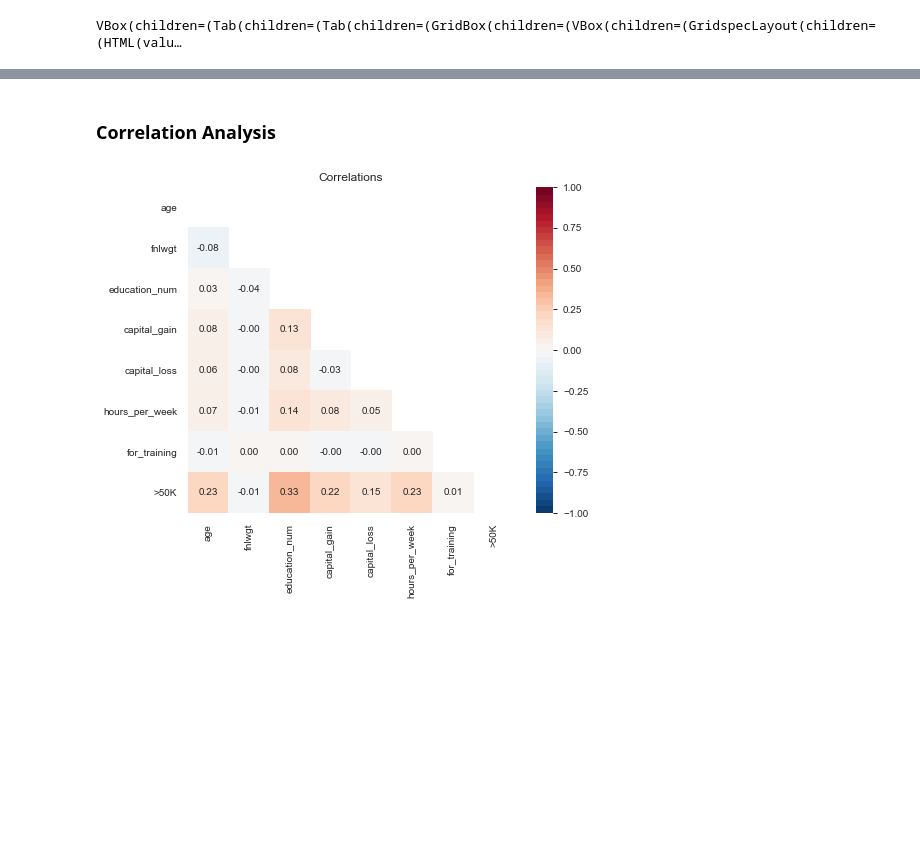
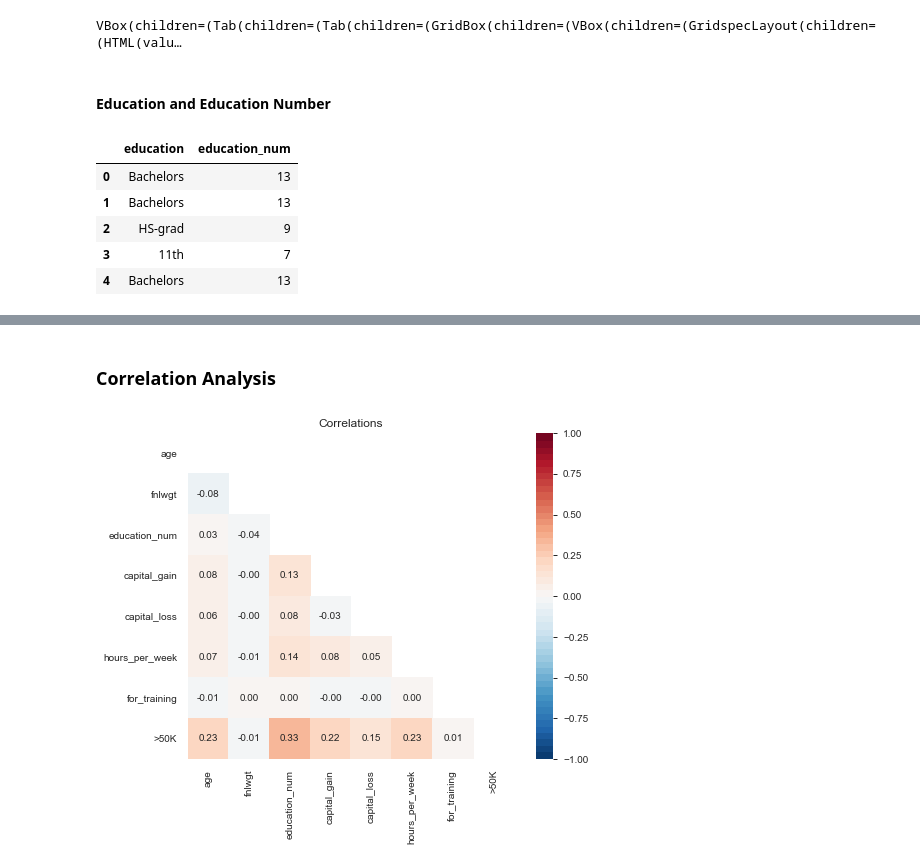
Before and after one commit to leanguardia/msc-project-pipelines, a Jupyter notebook: Wrangling-Adult.ipynb, the cells around one changed output, grey strips where cells are left out. Cells and saved outputs as stored; diff of their text form; code cells hidden in the pictures; blank space fills up the shorter version.

```diff
--- a/Wrangling-Adult.ipynb
+++ b/Wrangling-Adult.ipynb
@@ -219,3 +219,15 @@ profile = ProfileReport(df, title='Pandas Profiling Report', explorative=True)
 profile.to_widgets()
 # %% [output]
 VBox(children=(Tab(children=(Tab(children=(GridBox(children=(VBox(children=(GridspecLayout(children=(HTML(valu…
+# %% [markdown]
+#### Education and Education Number
+# %%
+# Are these two variables correspondent?
+df[['education', 'education_num']].head()
+# %% [output]
+|  | education | education_num |
+| 0 | Bachelors | 13 |
+| 1 | Bachelors | 13 |
+| 2 | HS-grad | 9 |
+| 3 | 11th | 7 |
+| 4 | Bachelors | 13 |
```
Also changed, not shown: parts of 7 cells of this notebook.
